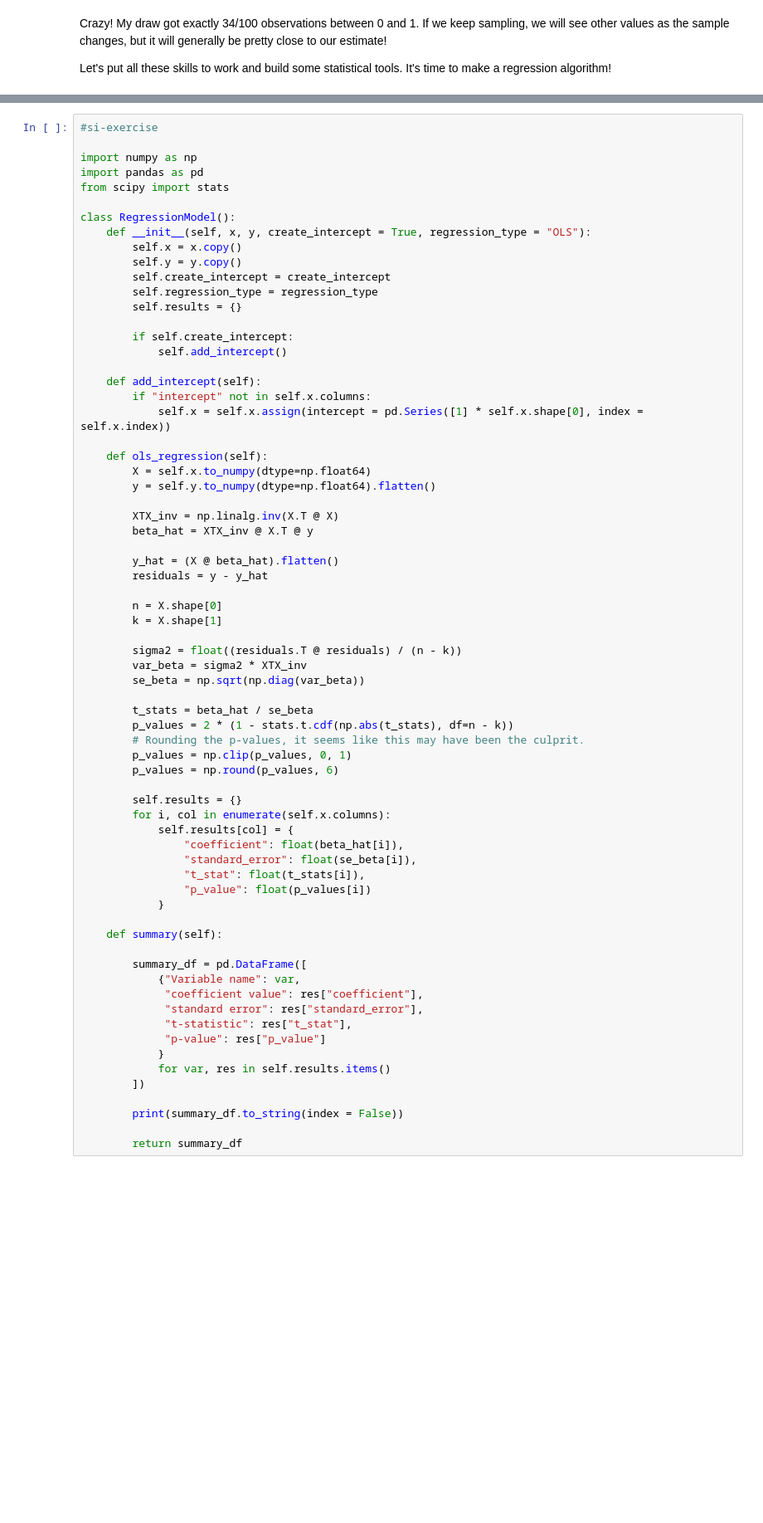
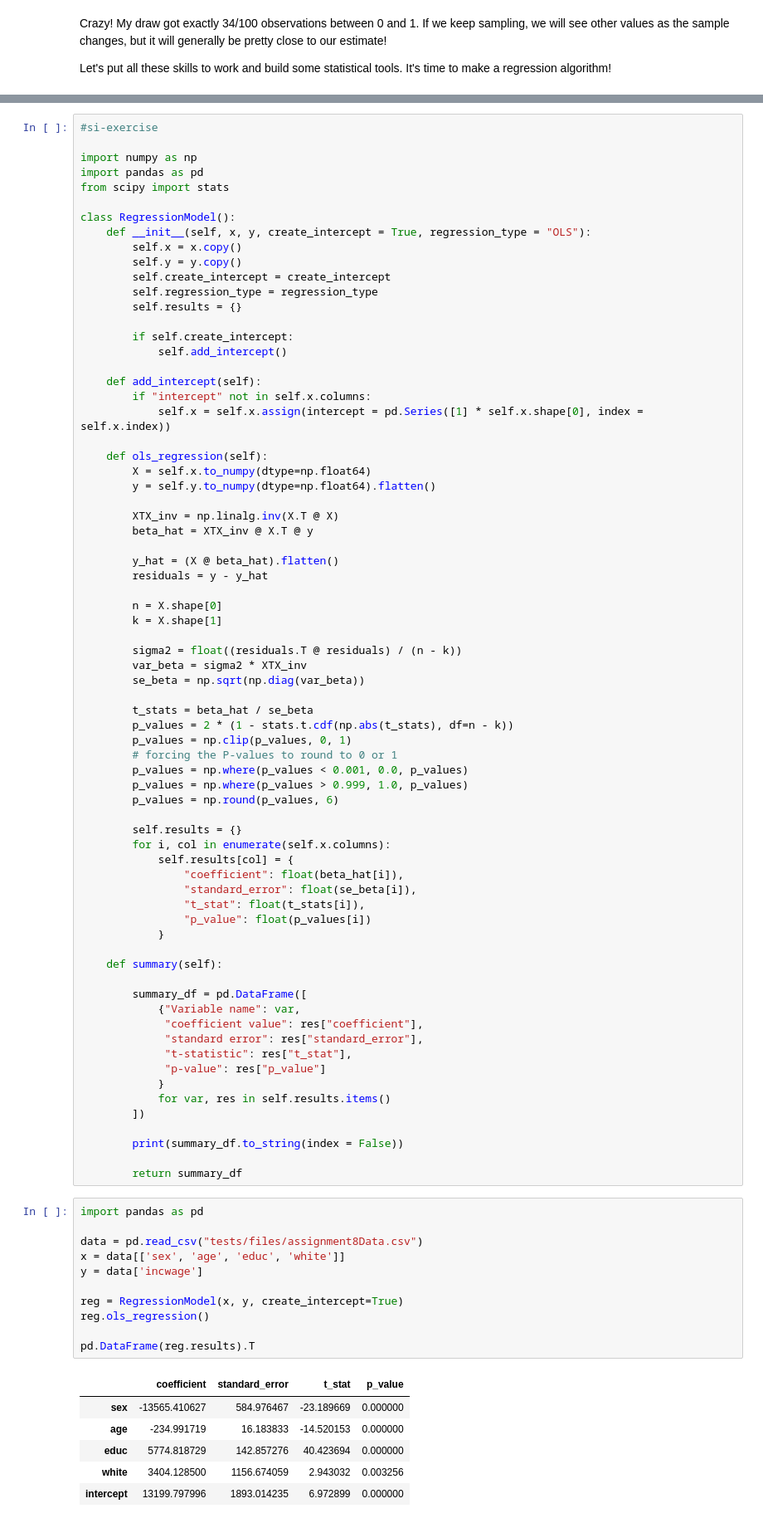
Before and after one commit to ethanreedpeterson/econ8320-assignment-08, a Jupyter notebook: Lesson.ipynb, the cells around one changed output, grey strips where cells are left out. Shown at 83% size. Cells and saved outputs as stored; diff of their text form; blank space fills up the shorter version.

Commit message:
Commit 25, forcing the p-values to round appropriately

```diff
--- a/Lesson.ipynb
+++ b/Lesson.ipynb
@@ -457,8 +457,10 @@ class RegressionModel():
 
         t_stats = beta_hat / se_beta
         p_values = 2 * (1 - stats.t.cdf(np.abs(t_stats), df=n - k))
-        # Rounding the p-values, it seems like this may have been the culprit.
         p_values = np.clip(p_values, 0, 1)
+        # forcing the P-values to round to 0 or 1
+        p_values = np.where(p_values < 0.001, 0.0, p_values)
+        p_values = np.where(p_values > 0.999, 1.0, p_values)
         p_values = np.round(p_values, 6)
 
         self.results = {}
@@ -485,3 +487,21 @@ class RegressionModel():
         print(summary_df.to_string(index = False))
 
         return summary_df
+# %%
+import pandas as pd
+
+data = pd.read_csv("tests/files/assignment8Data.csv")
+x = data[['sex', 'age', 'educ', 'white']]
+y = data['incwage']
+
+reg = RegressionModel(x, y, create_intercept=True)
+reg.ols_regression()
+
+pd.DataFrame(reg.results).T
+# %% [output]
+|  | coefficient | standard_error | t_stat | p_value |
+| sex | -13565.410627 | 584.976467 | -23.189669 | 0.000000 |
+| age | -234.991719 | 16.183833 | -14.520153 | 0.000000 |
+| educ | 5774.818729 | 142.857276 | 40.423694 | 0.000000 |
+| white | 3404.128500 | 1156.674059 | 2.943032 | 0.003256 |
+| intercept | 13199.797996 | 1893.014235 | 6.972899 | 0.000000 |
```
